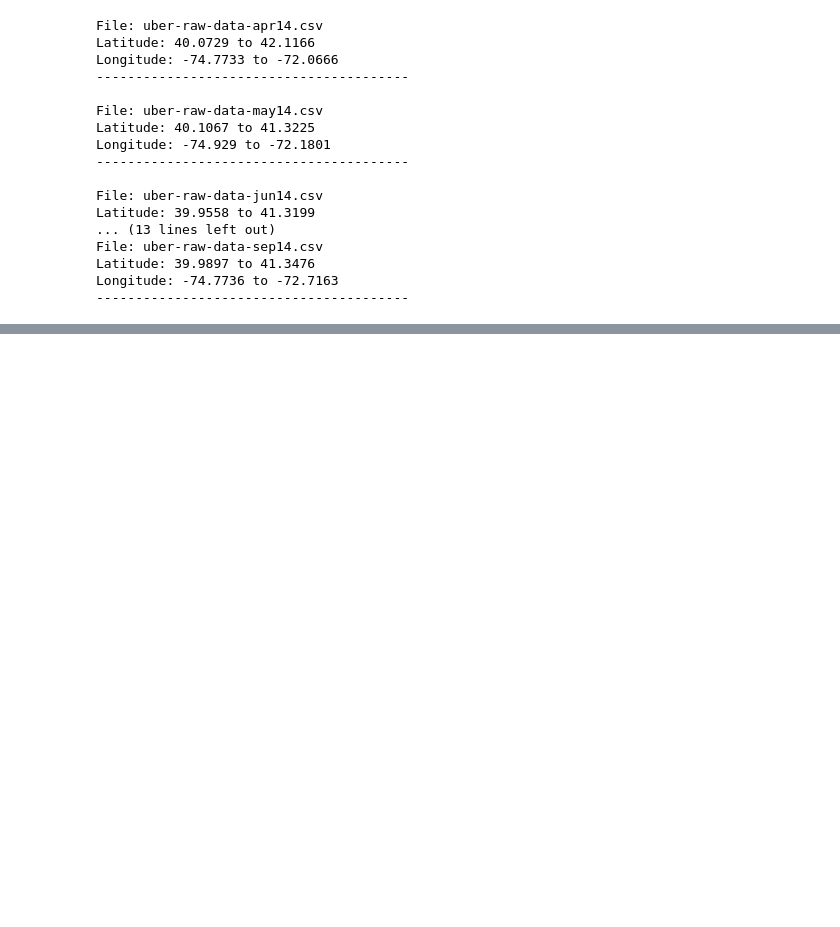
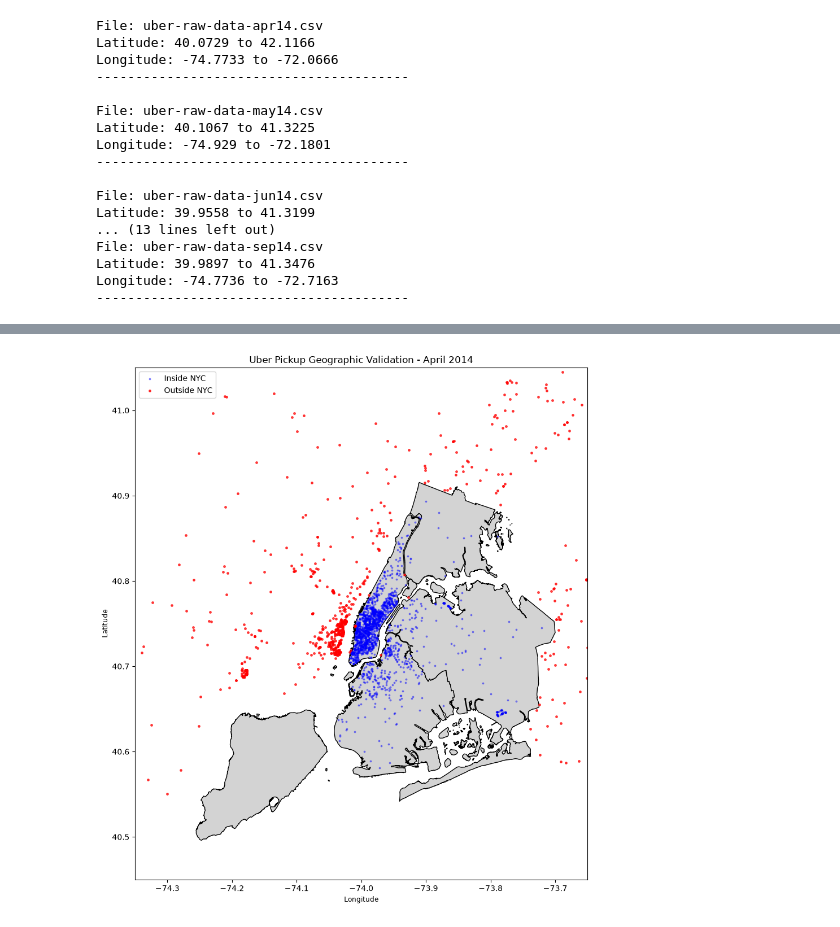
Before and after one commit to m4rnop/uber-pickup-demand-analysis, a Jupyter notebook: notebooks/01_data_understanding.ipynb, the cells around one changed output, grey strips where cells are left out. Cells and saved outputs as stored; diff of their text form; code cells hidden in the pictures; blank space fills up the shorter version.

```diff
--- a/notebooks/01_data_understanding.ipynb
+++ b/notebooks/01_data_understanding.ipynb
@@ -302,0 +343,53 @@ KeyboardInterrupt:
+# %%
+inside_mask = result["index_right"].notna().groupby(level=0).any()
+inside_mask = inside_mask.reindex(points.index, fill_value=False)
+
+inside_points = points.loc[inside_mask]
+outside_points = points.loc[~inside_mask]
+
+inside_sample = inside_points.sample(
+    n=min(2000, len(inside_points)),
+    random_state=42
+)
+
+outside_sample = outside_points.sample(
+    n=min(1000, len(outside_points)),
+    random_state=42
+)
+
+fig, ax = plt.subplots(figsize=(10, 10))
+
+nyc.plot(
+    ax=ax,
+    color="lightgray",
+    edgecolor="black"
+)
+
+inside_sample.plot(
+    ax=ax,
+    color="blue",
+    markersize=3,
+    alpha=0.4,
+    label="Inside NYC"
+)
+
+outside_sample.plot(
+    ax=ax,
+    color="red",
+    markersize=6,
+    alpha=0.7,
+    label="Outside NYC"
+)
+
+ax.set_xlim(-74.35, -73.65)
+ax.set_ylim(40.45, 41.05)
+
+ax.set_title("Uber Pickup Geographic Validation - April 2014")
+ax.set_xlabel("Longitude")
+ax.set_ylabel("Latitude")
+ax.legend()
+
+plt.tight_layout()
+plt.show()
+# %% [output]
+[figure, added]
```
Also changed, not shown: parts of 7 cells of this notebook, 8 other files.
